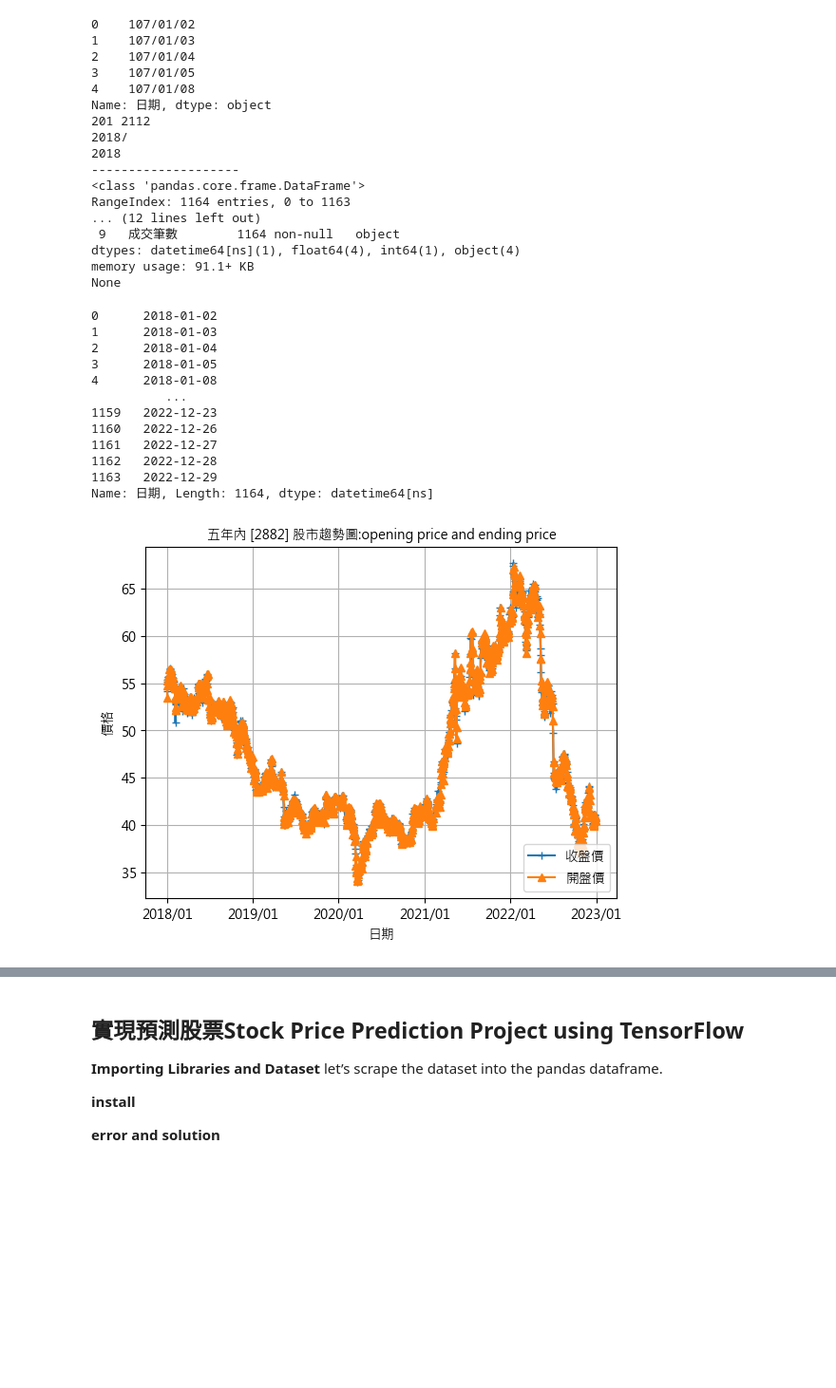
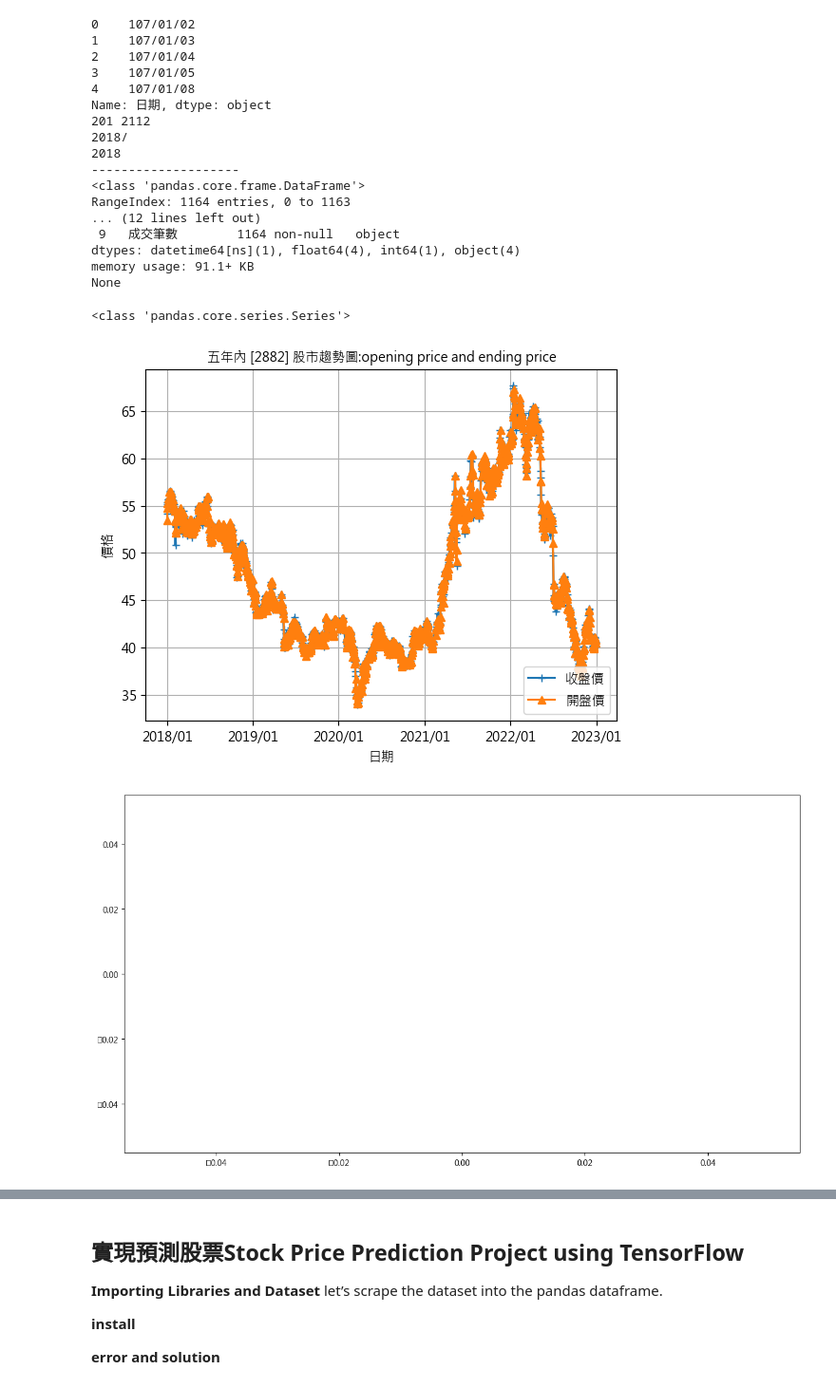
Before and after one commit to Estherchao-tw/ml-project, a Jupyter notebook: tensorflow/annual_stock.ipynb, the cells around one changed output, grey strips where cells are left out. Shown: that part at 95% size. Cells and saved outputs as stored; diff of their text form; code cells hidden in the pictures; blank space fills up the shorter version.

```diff
--- a/tensorflow/annual_stock.ipynb
+++ b/tensorflow/annual_stock.ipynb
@@ -156,50 +153,40 @@ date = data['日期']
 opening_price = data['開盤價']
 end_price = data['收盤價']
 
-print(date)
+print(type(date))
 fig, ax = plt.subplots()
 
 # # 設定中文字體
 plt.rcParams['font.sans-serif'] = ["Microsoft JhengHei"]
 
 ax.ticklabel_format(axis="x", useOffset=False)
 
 
-# plt.figure(figsize=(15,8))
+plt.figure(figsize=(15,8))
 ax.plot(date,end_price,label="close",marker="+")
 ax.plot(date,opening_price,label="open",marker="^")
 ax.set_title("五年內 [2882] 股市趨勢圖:opening price and ending price" ,fontsize='medium')
 ax.set_xlabel("日期")
 ax.set_ylabel("價格")
 
 #設定x軸主刻度顯示格式（月）
 ax.xaxis.set_major_formatter(mdates.DateFormatter("%Y/%m"))
 #設定x軸主刻度間距
 ax.xaxis.set_major_locator(mdates.MonthLocator(bymonth=1))
 ax.legend(["收盤價","開盤價"],loc="lower right")
 # ax.tight_layout()#子圖表會自動保持合適的間距。
 
 ax.grid(True)
 
 plt.plot()
 # 存成圖片
 plt.savefig("./plot_pic/2882_annual_opening_and_ending_price_matplotlib_chat.png")
 # # 顯示圖片
 plt.show()
 # %% [output]
-0      2018-01-02
-1      2018-01-03
-2      2018-01-04
-3      2018-01-05
-4      2018-01-08
-          ...
-1159   2022-12-23
-1160   2022-12-26
-1161   2022-12-27
-1162   2022-12-28
-1163   2022-12-29
-Name: 日期, Length: 1164, dtype: datetime64[ns]
+<class 'pandas.core.series.Series'>
 [figure]
+[figure, added]
 # %%
 # date vs trading_voluming
 
```
Also changed, not shown: parts of 2 cells of this notebook, 4 other files.
